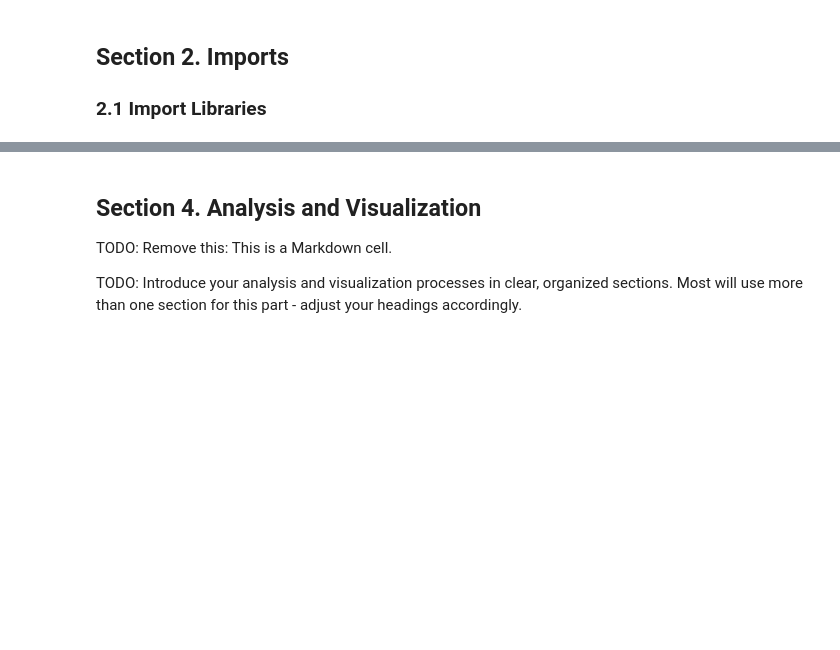
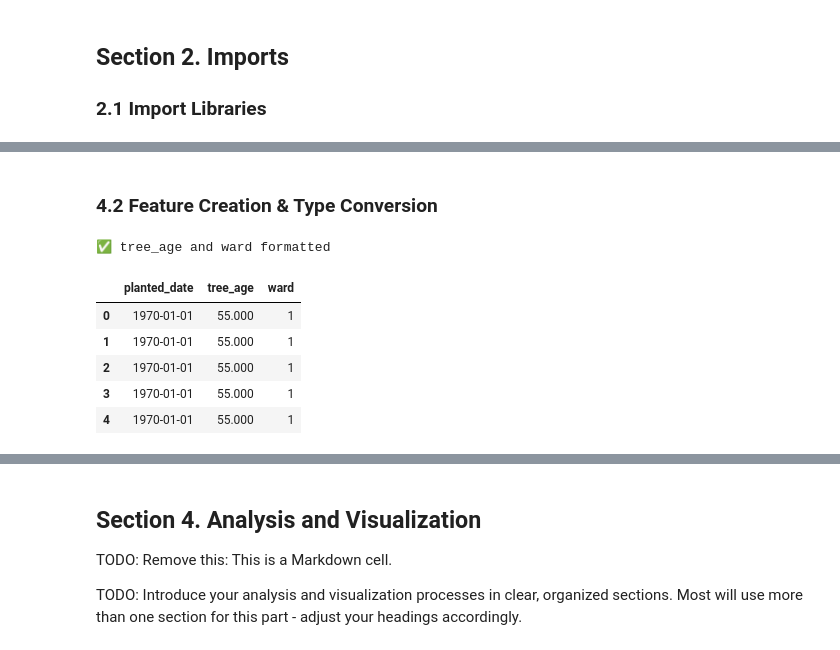
Before and after one commit to SchroderJ-pixel/Urban-Tree-Health-, a Jupyter notebook: notebooks/urban_trees_notebook.ipynb, the cells around one changed output, grey strips where cells are left out. Cells and saved outputs as stored; diff of their text form; code cells hidden in the pictures; blank space fills up the shorter version.

```diff
--- a/notebooks/urban_trees_notebook.ipynb
+++ b/notebooks/urban_trees_notebook.ipynb
@@ -137,0 +146,23 @@ The dataset includes approximately **344 rows** (individual penguins) and **7 co
+# %%
+# Replace placeholder NA strings with true NaN
+df = df.replace(["NA", "N/A", "n/a", "", " "], np.nan)
+
+# Check missing values
+missing_counts = df.isnull().sum().sort_values(ascending=False)
+print("🔍 Missing values per column:\n", missing_counts)
+
+# Define columns critical to your analysis
+critical_cols = [
+    "condition",
+    "diameter_breast_height_CM",
+    "native",
+    "longitude_coordinate",
+    "latitude_coordinate",
+    "ward",
+    "planted_date"
+]
+
+# Drop rows where any critical column is missing
+df = df.dropna(subset=critical_cols).reset_index(drop=True)
+
+print(f"\n✅ Cleaned dataset shape: {df.shape}")
@@ -137,0 +187,19 @@ The dataset includes approximately **344 rows** (individual penguins) and **7 co
+# %% [markdown]
+### 4.2 Feature Creation & Type Conversion
+# %%
+df["planted_date"] = pd.to_datetime(df["planted_date"], errors="coerce")
+current_year = datetime.now().year
+df["tree_age"] = current_year - df["planted_date"].dt.year
+df = df[df["tree_age"].notnull() & (df["tree_age"] >= 0)]
+df["ward"] = df["ward"].astype("Int64")
+
+print("✅ tree_age and ward formatted")
+df[["planted_date", "tree_age", "ward"]].head()
+# %% [output]
+✅ tree_age and ward formatted
+|  | planted_date | tree_age | ward |
+| 0 | 1970-01-01 | 55.000 | 1 |
+| 1 | 1970-01-01 | 55.000 | 1 |
+| 2 | 1970-01-01 | 55.000 | 1 |
+| 3 | 1970-01-01 | 55.000 | 1 |
+| 4 | 1970-01-01 | 55.000 | 1 |
```
Also changed, not shown: parts of 21 cells of this notebook.
